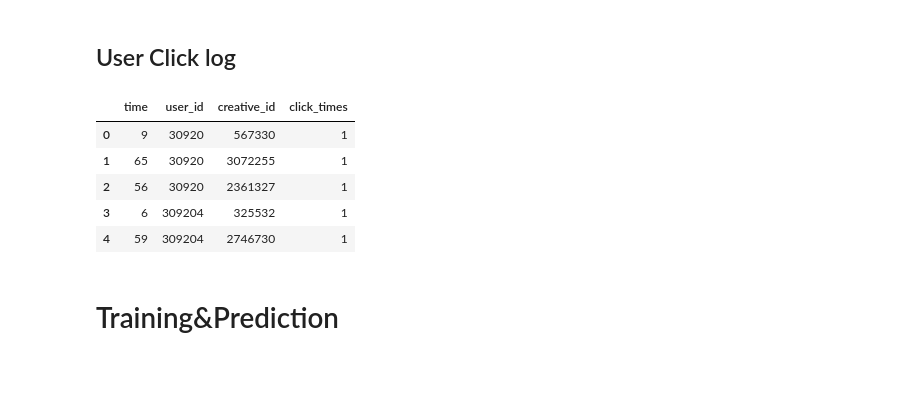
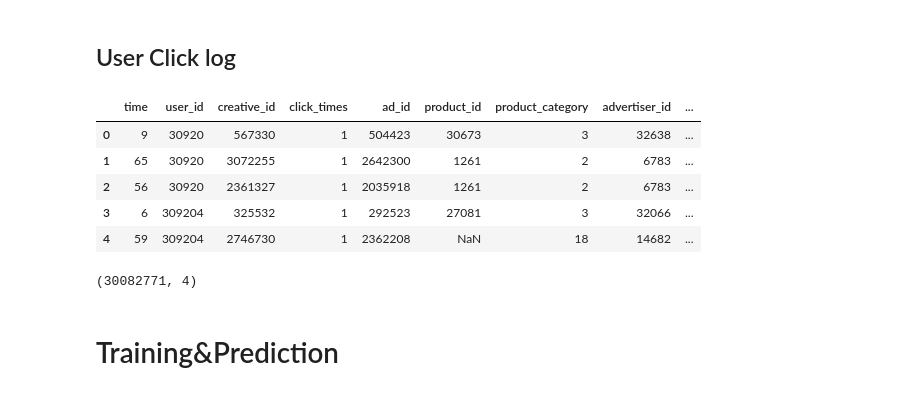
Before and after one commit to etveritas/taac20, a Jupyter notebook: assists.ipynb, the cells around one changed output. Cells and saved outputs as stored; diff of their text form; code cells hidden in the pictures.

Commit message:
merge two table and add nunique feature, improve much little

```diff
--- a/assists.ipynb
+++ b/assists.ipynb
@@ -138,3 +145,6 @@ train_ad.ad_id.nunique()
+# %%
+train_ad["product_id"] = train_ad["product_id"].replace({"\\N": np.nan})
+test_ad["product_id"] = test_ad["product_id"].replace({"\\N": np.nan})
 # %% [markdown]
 # Feature engineering
 # %%
@@ -143,3 +153,6 @@ test_feat = pd.DataFrame()
 # %%
 train_feat[UID] = train_user[UID]
 test_feat[UID] = np.sort(test_click_log[UID].unique())
+# %%
+tol_train = pd.merge(train_click_log, train_ad, how="left", on="creative_id")
+tol_test = pd.merge(test_click_log, test_ad, how="left", on="creative_id")
@@ -146,13 +167,17 @@ test_feat[UID] = np.sort(test_click_log[UID].unique())
 # %% [markdown]
 ## User Click log
 # %%
-train_click_log.head()
+tol_train.head()
 # %% [output]
-|  | time | user_id | creative_id | click_times |
-| 0 | 9 | 30920 | 567330 | 1 |
-| 1 | 65 | 30920 | 3072255 | 1 |
-| 2 | 56 | 30920 | 2361327 | 1 |
-| 3 | 6 | 309204 | 325532 | 1 |
-| 4 | 59 | 309204 | 2746730 | 1 |
+|  | time | user_id | creative_id | click_times | ad_id | product_id | product_category | advertiser_id | ... |
+| 0 | 9 | 30920 | 567330 | 1 | 504423 | 30673 | 3 | 32638 | ... |
+| 1 | 65 | 30920 | 3072255 | 1 | 2642300 | 1261 | 2 | 6783 | ... |
+| 2 | 56 | 30920 | 2361327 | 1 | 2035918 | 1261 | 2 | 6783 | ... |
+| 3 | 6 | 309204 | 325532 | 1 | 292523 | 27081 | 3 | 32066 | ... |
+| 4 | 59 | 309204 | 2746730 | 1 | 2362208 | NaN | 18 | 14682 | ... |
+# %%
+train_click_log.shape
+# %% [output]
+(30082771, 4)
 # %%
 # for train
```
Also changed, not shown: parts of 38 cells of this notebook.
